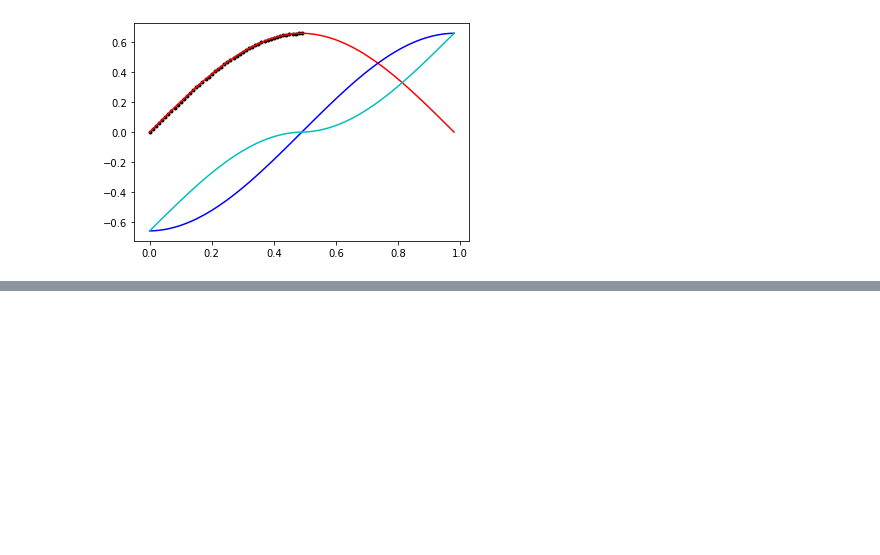
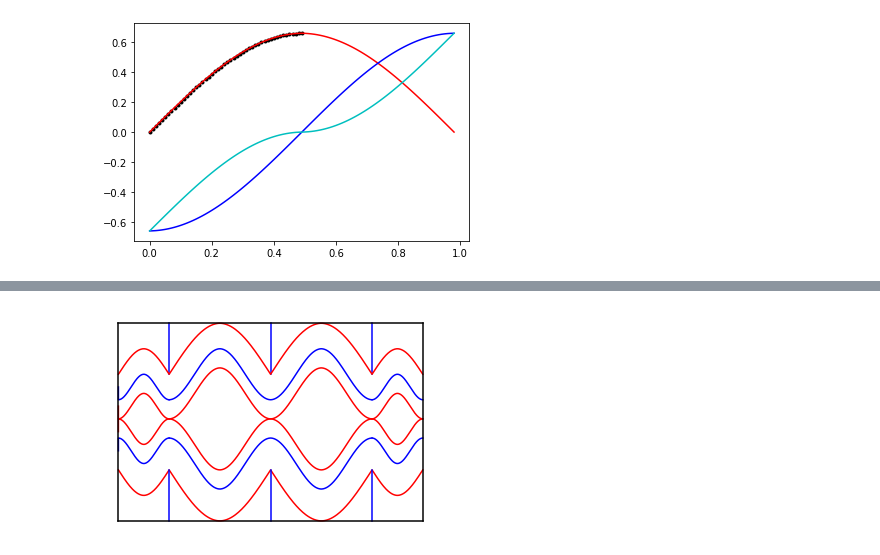
Before and after one commit to eleciawhite/origami, a Jupyter notebook: LukashevaCurved/KateTess.ipynb, the cells around one changed output, grey strips where cells are left out. Saved outputs shown, nothing was run; the diff lists cells and outputs as text; code cells hidden in the pictures; blank space fills up the shorter version.

```diff
--- a/LukashevaCurved/KateTess.ipynb
+++ b/LukashevaCurved/KateTess.ipynb
@@ -222,0 +275,23 @@ d
+# %%
+unevenwaves = [
+    "blue x2 |4 x4 |4 x4 |4 h0",
+    "red A2 A4 A4 A2 h0",
+
+    "blue  x x B2 b2 B2 b2 x x h1",
+    "blue  B b x2 x2 x2 x2 B b h0.5",
+
+    "red  x x B2 b2 B2 b2 x x h1",
+    "red  B b x2 x2 x2 x2 B b h2",
+
+    "red   b B x2 x2 x2 x2 b B h1",
+    "red  x x b2 B2 b2 B2 x x h0.5",
+
+    "blue   b B x2 x2 x2 x2 b B h1",
+    "blue  x x b2 B2 b2 B2 x x h0.5",
+
+    "red U2 U4 U4 U2 h0",
+    "blue x2 |-4 x4 |-4 x4 |-4 h0",
+]
+interpret_tess("unevenwaves",unevenwaves,cvs)
+# %% [output]
+[figure, added]
```
Also changed, not shown: parts of 9 cells of this notebook.
